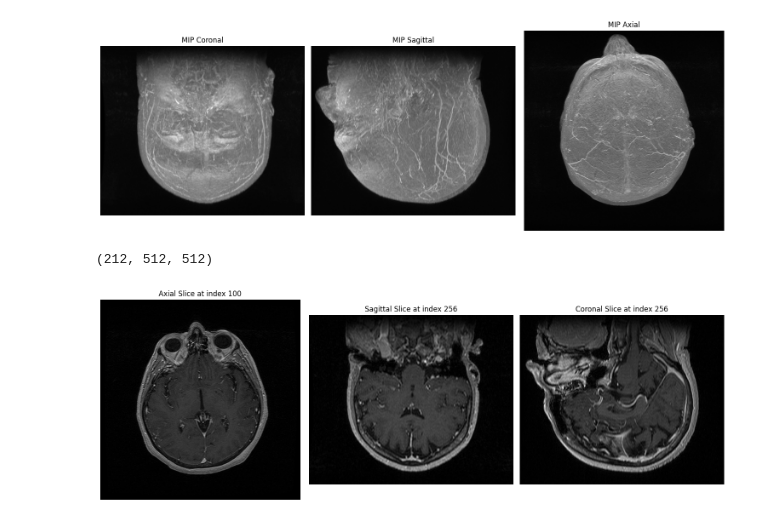
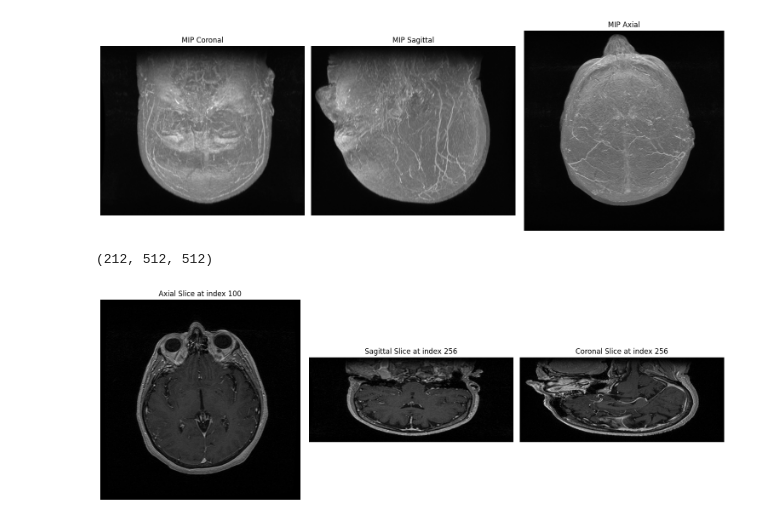
Before and after one commit to ulhaqi12/medical-imaging-project, a Jupyter notebook: part2.ipynb, the cells around one changed output. Saved outputs shown, nothing was run; the diff lists cells and outputs as text; code cells hidden in the pictures.

```diff
--- a/part2.ipynb
+++ b/part2.ipynb
@@ -22,7 +26,7 @@ patient_image.visualize_all_projections_mip()
 [figure]
 # %%
 print(patient_image.pixel_array.shape)
-patient_image.vislualize_slices(100, 256, 256)
+patient_image.visualize_slices(100, 256, 256)
 # %% [output]
 (212, 512, 512)
-[figure, old version]
+[figure, new version]
```
Also changed, not shown: parts of 16 cells of this notebook, 2 other files.
